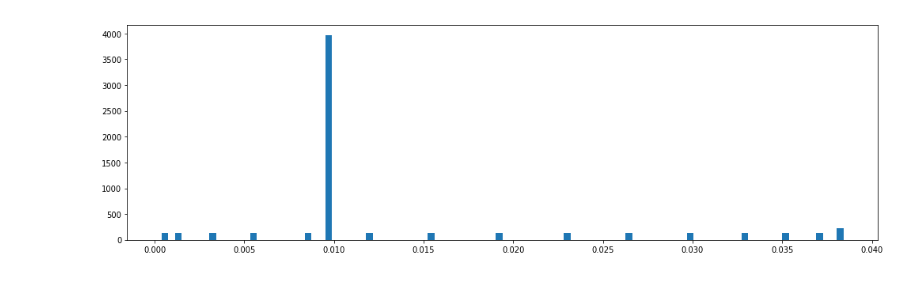
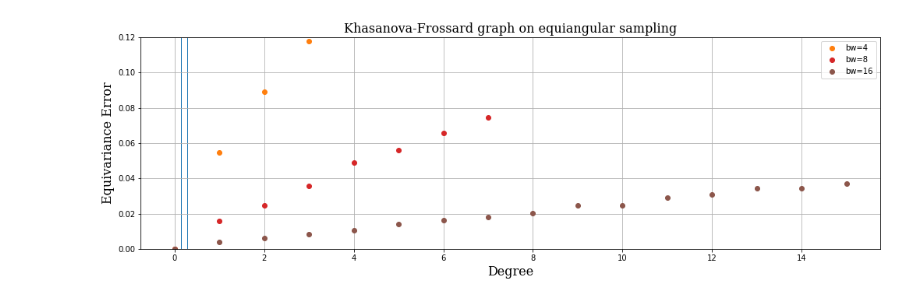
Before and after one commit to MartMilani/PDM, a Jupyter notebook: codes/06.Equivariance_error/equiangular_equivariance_error.ipynb, the cells around one changed output. Cells and saved outputs as stored; diff of their text form; code cells hidden in the pictures.

```diff
--- a/codes/06.Equivariance_error/equiangular_equivariance_error.ipynb
+++ b/codes/06.Equivariance_error/equiangular_equivariance_error.ipynb
@@ -475,25 +500,41 @@ class SphereEquiangularFrossard(Graph):
         super(SphereEquiangularFrossard, self).__init__(W=W, coords=coords,
                                      plotting=plotting, **kwargs)
 # %%
-sphere = SphereEquiangularFrossard(bw=bw)
-HKGL = sphere.L.todense()
-eig_values, eig_vectors = scipy.linalg.eigh(HKGL)
-eig_values_normalized = eig_values/np.max(eig_values)
-eig_vectors_INV = eig_vectors.T
+for bw in [4, 8, 16]:
+    lmax = bw
 
-KF = eig_vectors@np.diag(np.exp(-eig_values_normalized))@eig_vectors_INV
+    sphere = SphereEquiangularFrossard(bw=bw)
+    HKGL = sphere.L.todense()
+    eig_values, eig_vectors = scipy.linalg.eigh(HKGL)
+    eig_values_normalized = eig_values/np.max(eig_values)
+    eig_vectors_INV = eig_vectors.T
 
-def diffuse_KF(x):
-    return KF@x
+    KF = eig_vectors@np.diag(np.exp(-eig_values_normalized))@eig_vectors_INV
+
+    def diffuse_KF(x):
+        return KF@x
 
 
-def _filter_KF(grid):
-    array = grid.data
-    f = array.flatten()
-    ### here goes the filtering ###
-    f = diffuse_KF(f)
-    ### ----------------------- ###
-    array = np.resize(f, array.shape)
-    return pyshtools.SHGrid.from_array(array)
+    def _filter_KF(grid):
+        array = grid.data
+        f = array.flatten()
+        ### here goes the filtering ###
+        f = diffuse_KF(f)
+        ### ----------------------- ###
+        array = np.resize(f, array.shape)
+        return pyshtools.SHGrid.from_array(array)
+
+    equiv_error = np.zeros(lmax)
+    for degree in range(lmax):
+        equiv_error[degree] = equivariance_error(20, _filter_KF, plot=False, save=False, degree=degree)
+    plt.plot(equiv_error, 'o', label='bw={}'.format(bw))
+
+plt.xlabel('Degree', fontdict=font)
+plt.ylabel('Equivariance Error', fontdict=font)
+plt.title('Khasanova-Frossard graph on equiangular sampling', fontdict=font)
+plt.ylim((0,0.12))
+plt.grid()
+plt.legend()
+plt.savefig('Khasanova-Frossard graph on equiangular sampling')
 # %% [output]
-[figure, old version]
+[figure, new version]
```
Also changed, not shown: parts of 9 cells of this notebook, 16 other files.
